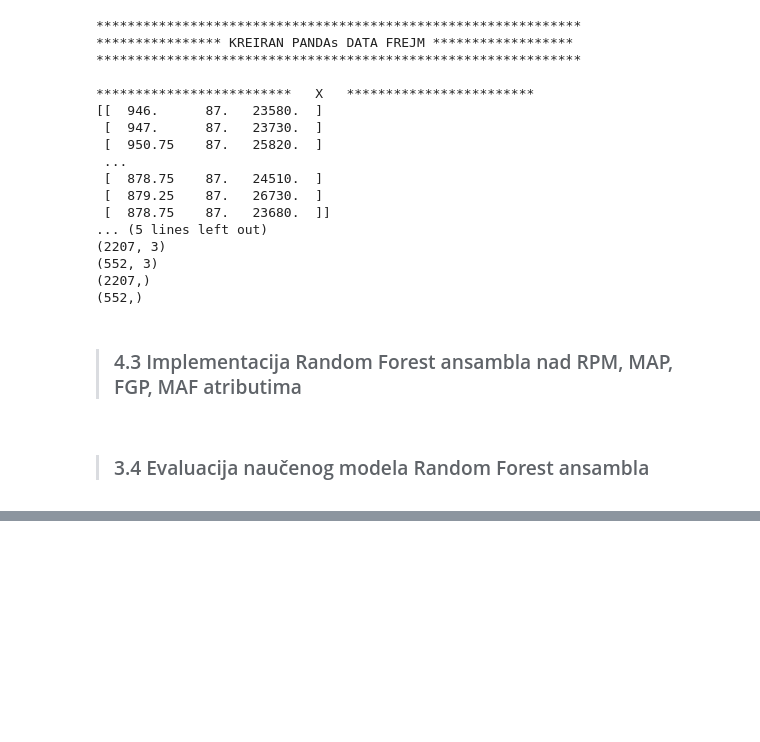
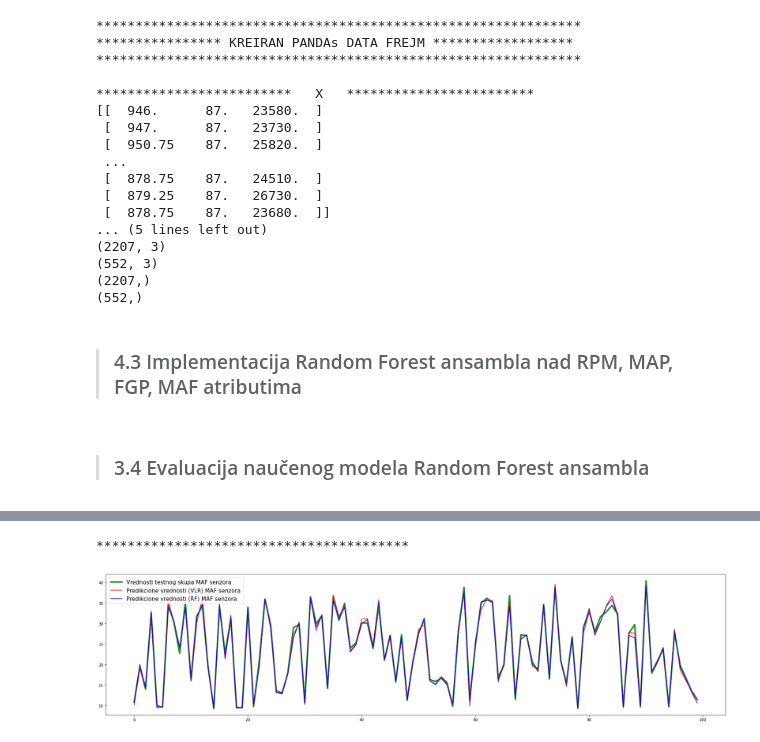
Before and after one commit to Dejan-Cugalj/MASTER-TEZA, a Jupyter notebook: MASTER_TEZA_PLR.ipynb, the cells around one changed output, grey strips where cells are left out. Drawn from its saved outputs; the diff is of its cells as text; code cells hidden in the pictures; blank space fills up the shorter version.

```diff
--- a/MASTER_TEZA_PLR.ipynb
+++ b/MASTER_TEZA_PLR.ipynb
@@ -747,3 +747,28 @@ Srednja apsolutne greške (MAE) = 0.52
 R-squared (R^2) = 0.994
 ****************************************************************************************
 ****************************************************************************************
+# %%
+# Vizualizacija rezultata PLR nad testnim setom prediktovane i stvarne vrednosti MAF senzora
+y_pred_rf_small = y_pred_rf[50:150]
+y_test_rf_small = y_test_rf[50:150]
+y_pred_mlr_small_rf = y_pred_mlr[50:150]
+#print(X_train_lr[50:250])
+print("****************************************")
+#print(X_train_mlr[50:250])
+
+np.set_printoptions(precision=2)
+#print(np.concatenate((y_pred_lr_small.reshape(len(y_pred_lr_small),1), y_test_lr_small.reshape(len(y_test_lr_small),1)),1))
+
+# Vizualizacija rezultata nad testnim setom
+plt.figure(figsize=(30,7))
+plt.plot(y_test_rf_small, label='Vrednosti testnog skupa MAF senzora', linewidth=4, color = 'green', alpha=0.9)
+plt.plot(y_pred_mlr_small_rf, label='Predikcione vrednosti (VLR) MAF senzora', linewidth=2, color = 'red', alpha=0.9)
+plt.plot(y_pred_rf_small, label='Predikcione vrednosti (RF) MAF senzora', linewidth=2, color = 'blue', alpha=0.9)
+
+
+#plt.title("Uporedna analiza testiranja predikcije Proste Linearne Regresije modela nad testnim setom", fontsize=20)
+plt.legend(loc="upper left", fontsize=15)
+plt.show()
+# %% [output]
+****************************************
+[figure, added]
```
Also changed, not shown: parts of 3 cells of this notebook.
